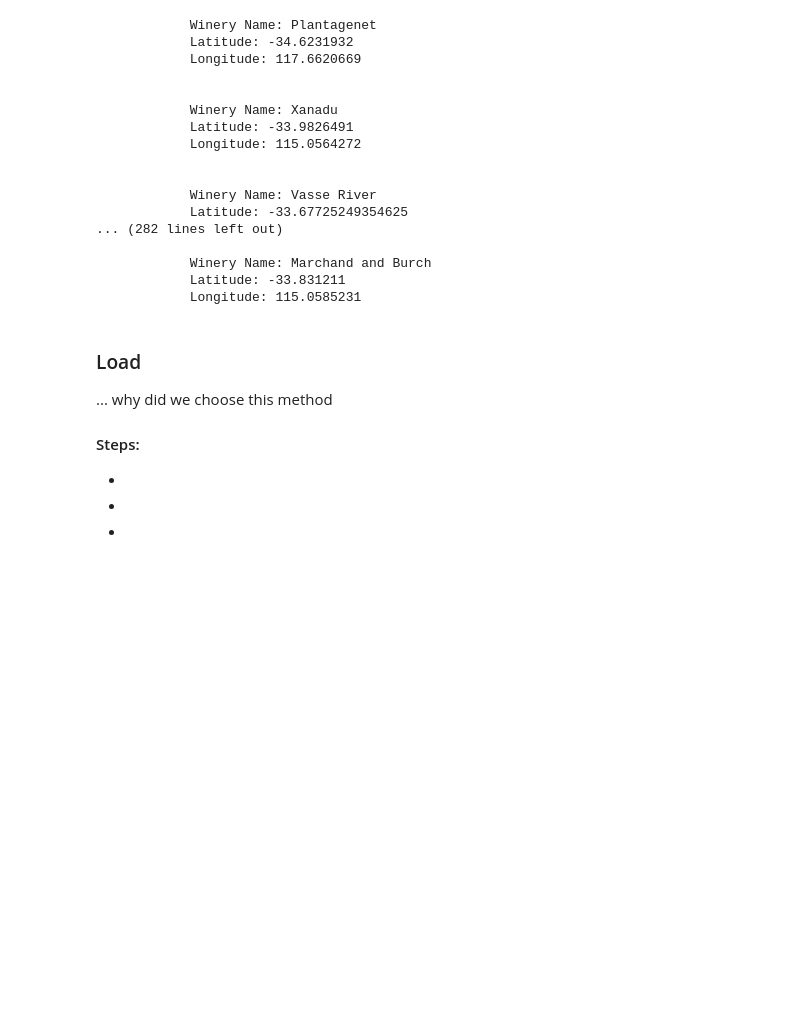
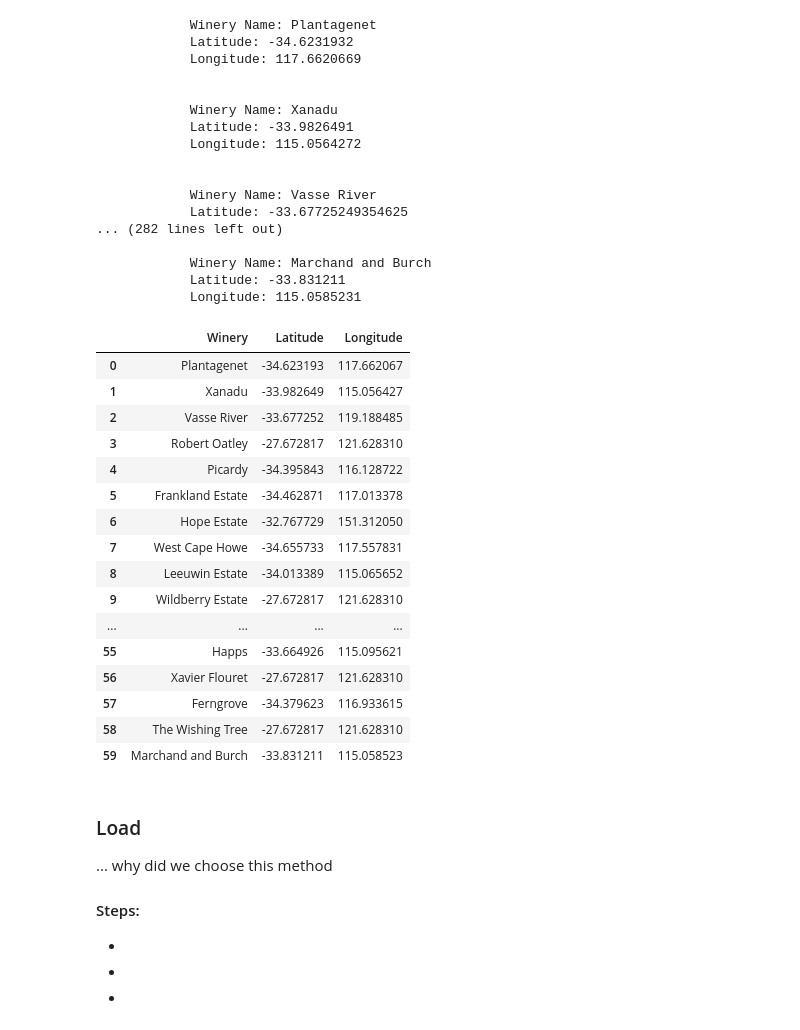
Before and after one commit to CarmenK2/ETL-project, a Jupyter notebook: vineyard.ipynb, the cells around one changed output. Drawn from its saved outputs; the diff is of its cells as text; code cells hidden in the pictures; blank space fills up the shorter version.

Commit message:
added lats and lngs in clean DataFrame

```diff
--- a/vineyard.ipynb
+++ b/vineyard.ipynb
@@ -192,3 +192,9 @@ array(['Plantagenet', 'Xanadu', 'Vasse River', 'Robert Oatley', 'Picardy',
        'Howling Wolves', 'Bush Bike', 'Happs', 'Xavier Flouret',
        'Ferngrove', 'The Wishing Tree', 'Marchand and Burch'],
       dtype=object)
+# %%
+Wineries_DF = pd.DataFrame(Wineries_List)
+
+Wineries_DF.columns = ["Winery"]
+
+Wineries_DF.head()
@@ -195,8 +208,11 @@ array(['Plantagenet', 'Xanadu', 'Vasse River', 'Robert Oatley', 'Picardy',
 # %%
+Location_DF = Wineries_DF
 
-for target_city in Wineries_List:
+for index, row in Wineries_DF.iterrows():
 
     try:
+
+        target_city = row["Winery"]
 
         target_url = f"https://maps.googleapis.com/maps/api/geocode/json?address={target_city}%winery%Western%Australia&key={gkey}"
 
@@ -207,11 +223,14 @@ for target_city in Wineries_List:
         lat = geo_data["results"][0]["geometry"]["location"]["lat"]
         lng = geo_data["results"][0]["geometry"]["location"]["lng"]
 
+
         print('''
             Winery Name: {0}
             Latitude: {1}
             Longitude: {2}
             '''.format(target_city, lat, lng))
+        Location_DF.loc[index, 'Latitude'] = lat
+        Location_DF.loc[index, 'Longitude'] = lng
 
     except (KeyError, IndexError):
         print("Missing field/result... skipping.")
@@ -233,6 +252,26 @@ for target_city in Wineries_List:
             Winery Name: Marchand and Burch
             Latitude: -33.831211
             Longitude: 115.0585231
+# %%
+Location_DF
+# %% [output]
+|  | Winery | Latitude | Longitude |
+| 0 | Plantagenet | -34.623193 | 117.662067 |
+| 1 | Xanadu | -33.982649 | 115.056427 |
+| 2 | Vasse River | -33.677252 | 119.188485 |
+| 3 | Robert Oatley | -27.672817 | 121.628310 |
+| 4 | Picardy | -34.395843 | 116.128722 |
+| 5 | Frankland Estate | -34.462871 | 117.013378 |
+| 6 | Hope Estate | -32.767729 | 151.312050 |
+| 7 | West Cape Howe | -34.655733 | 117.557831 |
+| 8 | Leeuwin Estate | -34.013389 | 115.065652 |
+| 9 | Wildberry Estate | -27.672817 | 121.628310 |
+| ... | ... | ... | ... |
+| 55 | Happs | -33.664926 | 115.095621 |
+| 56 | Xavier Flouret | -27.672817 | 121.628310 |
+| 57 | Ferngrove | -34.379623 | 116.933615 |
+| 58 | The Wishing Tree | -27.672817 | 121.628310 |
+| 59 | Marchand and Burch | -33.831211 | 115.058523 |
 # %% [markdown]
 ### Load
 ... why did we choose this method
```
Also changed, not shown: parts of 1 cell of this notebook.
